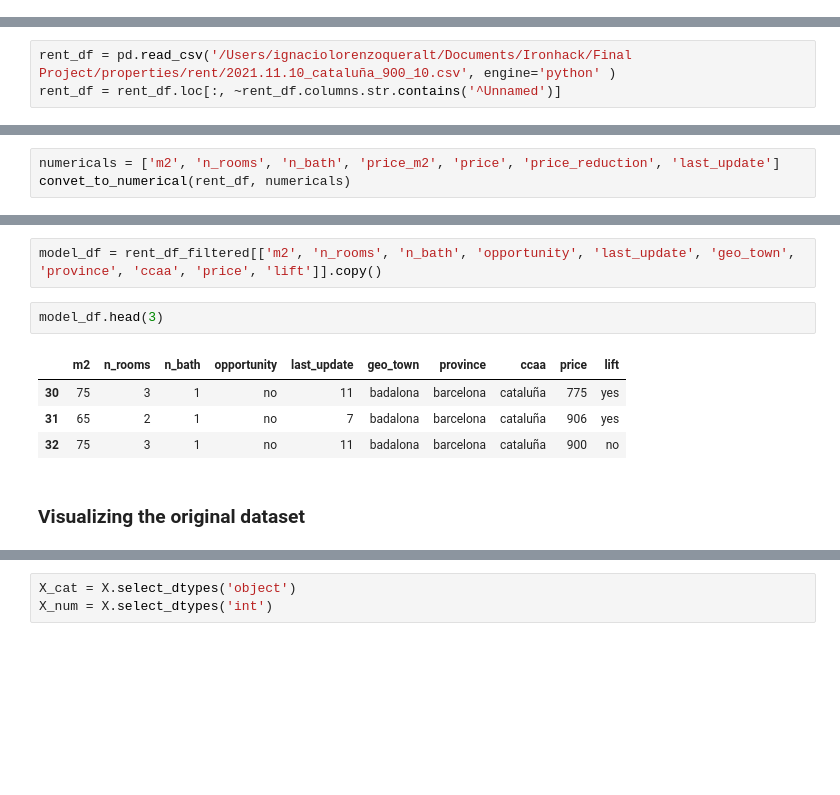
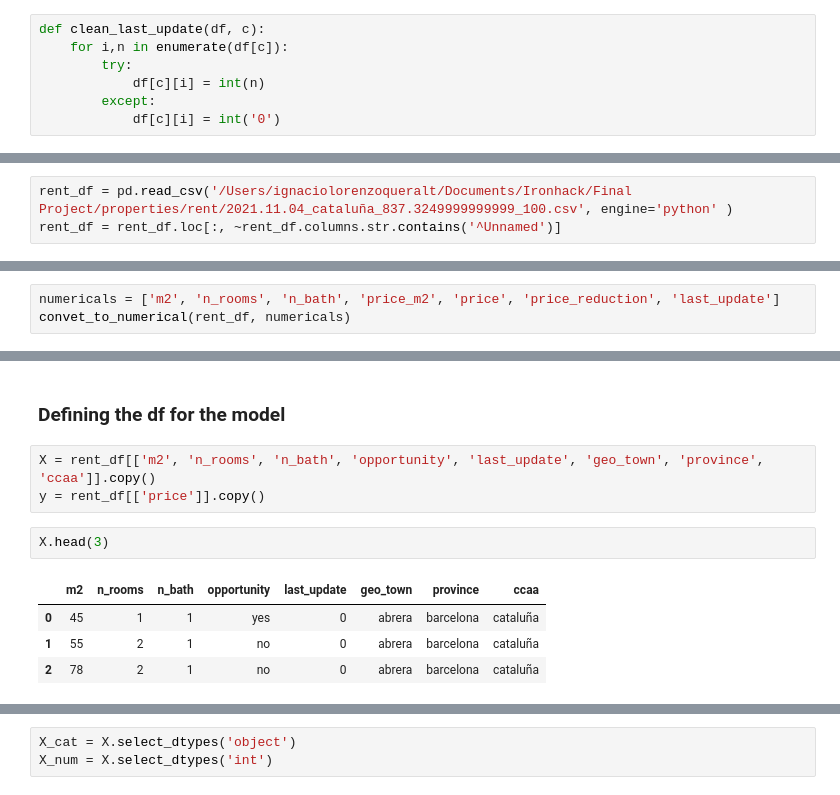
Before and after one commit to ignaciolorenzo/final-project-ignacio, a Jupyter notebook: rent_price_prediction.ipynb, the cells around one changed output, grey strips where cells are left out. Saved outputs shown, nothing was run; the diff lists cells and outputs as text; blank space fills up the shorter version.

```diff
--- a/rent_price_prediction.ipynb
+++ b/rent_price_prediction.ipynb
@@ -19,0 +11,7 @@ warnings.filterwarnings('ignore')
+# %%
+def clean_last_update(df, c):
+    for i,n in enumerate(df[c]):
+        try:
+            df[c][i] = int(n)
+        except:
+            df[c][i] = int('0')
@@ -22,3 +35,3 @@ warnings.filterwarnings('ignore')
 # %%
-rent_df = pd.read_csv('/Users/ignaciolorenzoqueralt/Documents/Ironhack/Final Project/properties/rent/2021.11.10_cataluña_900_10.csv', engine='python' )
+rent_df = pd.read_csv('/Users/ignaciolorenzoqueralt/Documents/Ironhack/Final Project/properties/rent/2021.11.04_cataluña_837.3249999999999_100.csv', engine='python' )
 rent_df = rent_df.loc[:, ~rent_df.columns.str.contains('^Unnamed')]
@@ -97,11 +83,12 @@ We skip neighborhood as it would add too many distinct categorical values which
+# %% [markdown]
+### Defining the df for the model
 # %%
-model_df = rent_df_filtered[['m2', 'n_rooms', 'n_bath', 'opportunity', 'last_update', 'geo_town', 'province', 'ccaa', 'price', 'lift']].copy()
+X = rent_df[['m2', 'n_rooms', 'n_bath', 'opportunity', 'last_update', 'geo_town', 'province', 'ccaa']].copy()
+y = rent_df[['price']].copy()
 # %%
-model_df.head(3)
+X.head(3)
 # %% [output]
-|  | m2 | n_rooms | n_bath | opportunity | last_update | geo_town | province | ccaa | price | lift |
-| 30 | 75 | 3 | 1 | no | 11 | badalona | barcelona | cataluña | 775 | yes |
-| 31 | 65 | 2 | 1 | no | 7 | badalona | barcelona | cataluña | 906 | yes |
-| 32 | 75 | 3 | 1 | no | 11 | badalona | barcelona | cataluña | 900 | no |
+|  | m2 | n_rooms | n_bath | opportunity | last_update | geo_town | province | ccaa |
+| 0 | 45 | 1 | 1 | yes | 0 | abrera | barcelona | cataluña |
+| 1 | 55 | 2 | 1 | no | 0 | abrera | barcelona | cataluña |
+| 2 | 78 | 2 | 1 | no | 0 | abrera | barcelona | cataluña |
-# %% [markdown]
-### Visualizing the original dataset
```
Also changed, not shown: parts of 40 cells of this notebook, 2 other files.
